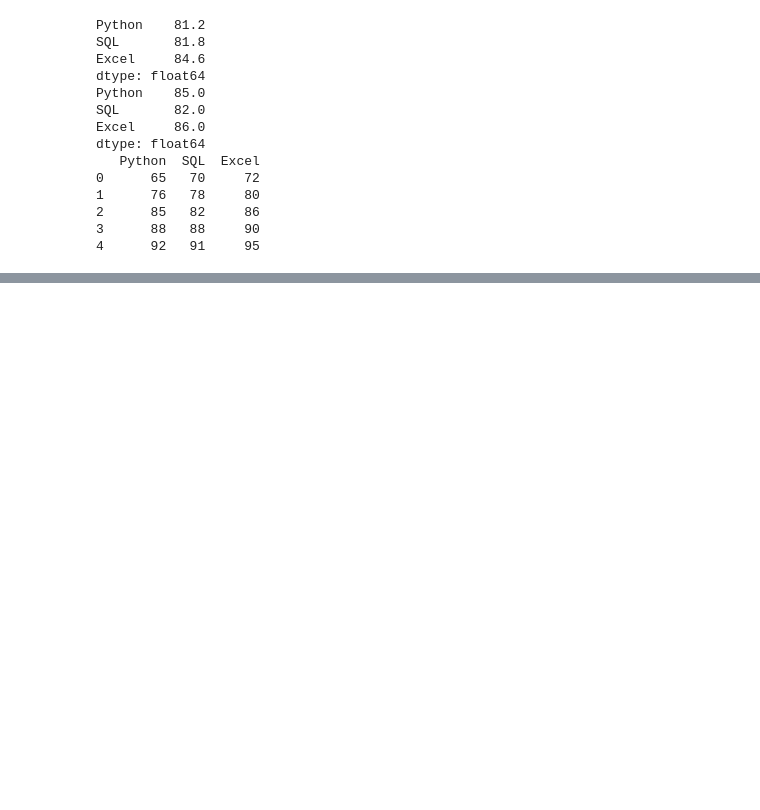
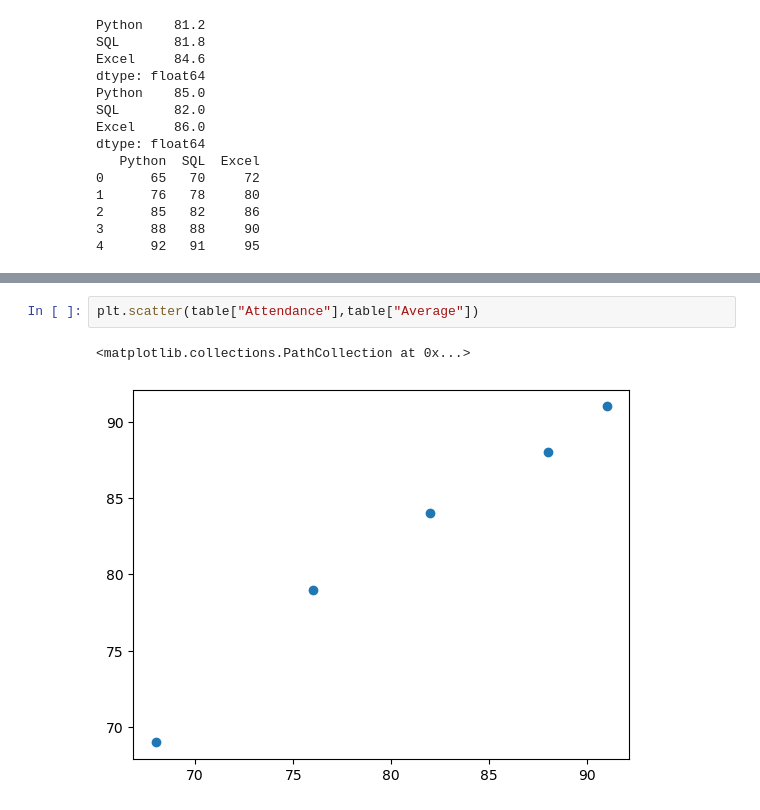
Before and after one commit to jaanbrigithjb-lab/Data_Analytics, a Jupyter notebook: Python/Foundations/Own_Modules/PandasModule.ipynb, the cells around one changed output, grey strips where cells are left out. Drawn from its saved outputs; the diff is of its cells as text; blank space fills up the shorter version.

```diff
--- a/Python/Foundations/Own_Modules/PandasModule.ipynb
+++ b/Python/Foundations/Own_Modules/PandasModule.ipynb
@@ -131,0 +213,5 @@ dtype: float64
+# %%
+plt.scatter(table["Attendance"],table["Average"])
+# %% [output]
+<matplotlib.collections.PathCollection at 0x...>
+[figure, added]
```
Also changed, not shown: parts of 11 cells of this notebook.
